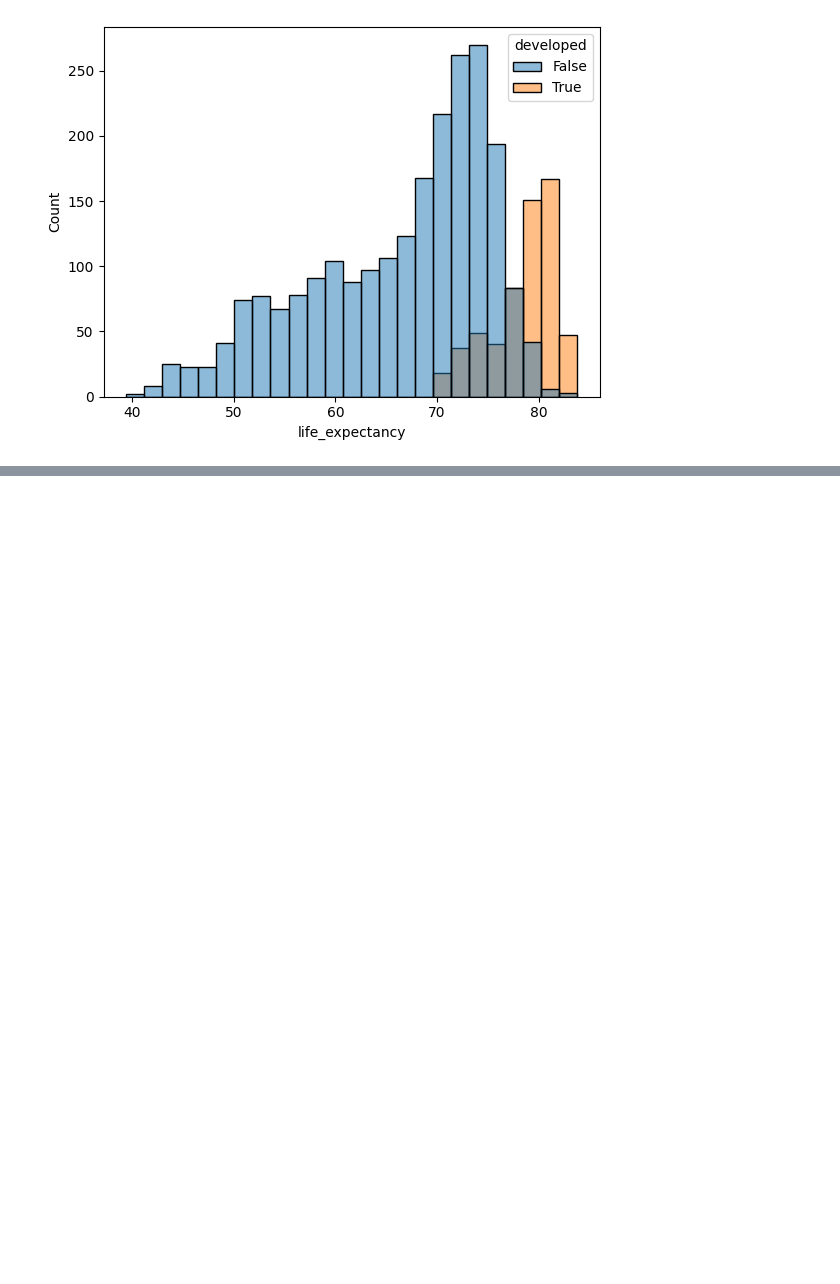
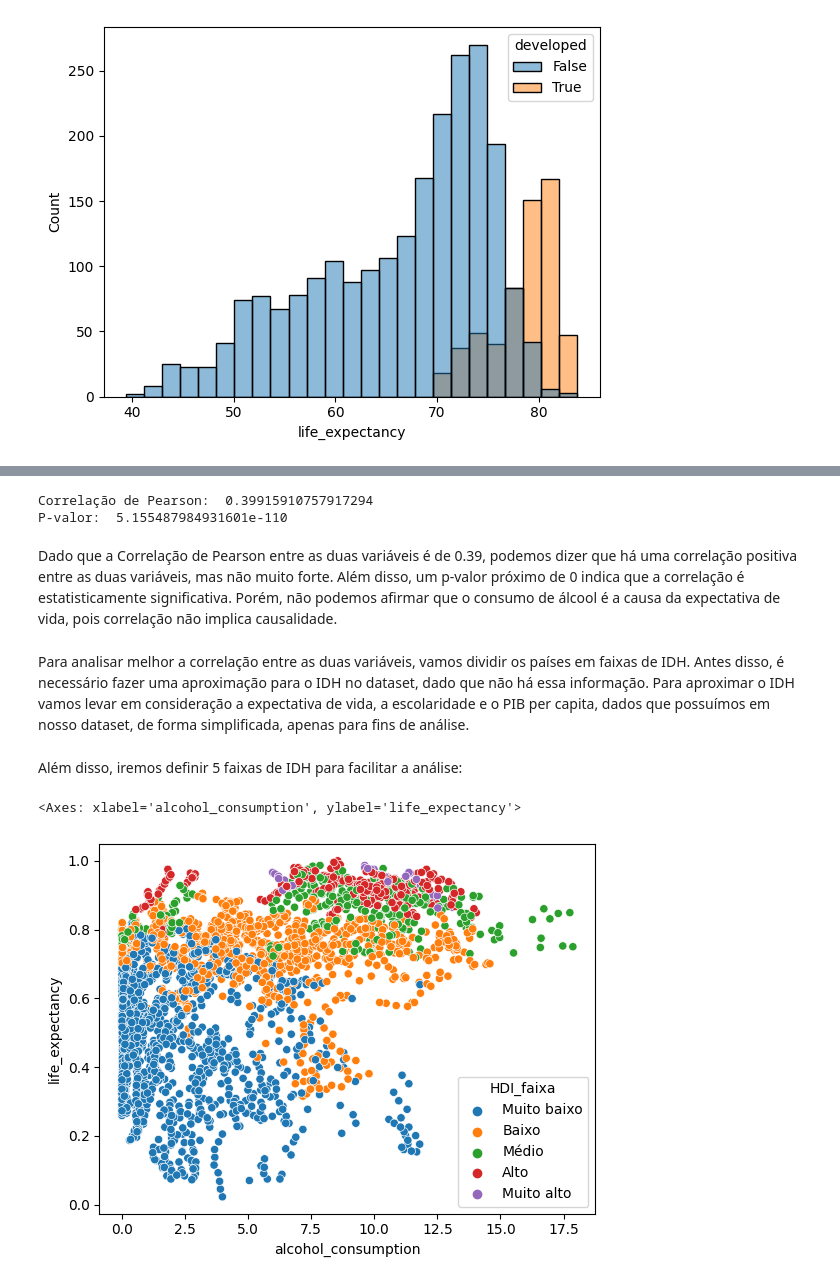
Before and after one commit to carolinabrandao/ICDProjetoFinal, a Jupyter notebook: EDA.ipynb, the cells around one changed output, grey strips where cells are left out. Drawn from its saved outputs; the diff is of its cells as text; code cells hidden in the pictures; blank space fills up the shorter version.

```diff
--- a/EDA.ipynb
+++ b/EDA.ipynb
@@ -117,0 +129,41 @@ sns.pairplot(dataset, hue='developed', y_vars='life_expectancy', x_vars=['adult_
+# %%
+from scipy import stats
+
+# calcula a correlação entre as variáveis
+pearson_coef, p_value = stats.pearsonr(dataset['alcohol_consumption'], dataset['life_expectancy'])
+print("Correlação de Pearson: ", pearson_coef, "\nP-valor: ", p_value)
+# %% [output]
+Correlação de Pearson:  0.39915910757917294
+P-valor:  5.155487984931601e-110
+# %% [markdown]
+Dado que a Correlação de Pearson entre as duas variáveis é de 0.39, podemos dizer que há uma correlação positiva entre as duas variáveis, mas não muito forte. Além disso, um p-valor próximo de 0 indica que a correlação é estatisticamente significativa. Porém, não podemos afirmar que o consumo de álcool é a causa da expectativa de vida, pois correlação não implica causalidade.
+# %% [markdown]
+Para analisar melhor a correlação entre as duas variáveis, vamos dividir os países em faixas de IDH. Antes disso, é necessário fazer uma aproximação para o IDH no dataset, dado que não há essa informação.
+Para aproximar o IDH vamos levar em consideração a expectativa de vida, a escolaridade e o PIB per capita, dados que possuímos em nosso dataset, de forma simplificada, apenas para fins de análise.
+# %%
+# Remover quaisquer linhas com dados ausentes
+df = dataset.dropna(subset=['life_expectancy', 'schooling', 'gdp_per_capita'])
+
+# Normalizar a expectativa de vida, a escolaridade e o PIB per capita, para que fiquem entre 0 e 1
+df['life_expectancy'] = (df['life_expectancy'] - df['life_expectancy'].min()) / (df['life_expectancy'].max() - df['life_expectancy'].min())
+df['schooling'] = (df['schooling'] - df['schooling'].min()) / (df['schooling'].max() - df['schooling'].min())
+df['gdp_per_capita'] = (df['gdp_per_capita'] - df['gdp_per_capita'].min()) / (df['gdp_per_capita'].max() - df['gdp_per_capita'].min())
+
+# Calcular o IDH como a média geométrica dos três componentes
+dataset['HDI'] = np.cbrt(df['life_expectancy'] * df['schooling'] * df['gdp_per_capita'])
+# %% [markdown]
+Além disso, iremos definir 5 faixas de IDH para facilitar a análise:
+# %%
+# Definir os limites das faixas de IDH
+bins = [0, 0.2, 0.4, 0.6, 0.8, 1]
+
+# Definir os nomes das faixas
+labels = ['Muito baixo', 'Baixo', 'Médio', 'Alto', 'Muito alto']
+
+# Criar a nova coluna
+dataset['HDI_faixa'] = pd.cut(dataset['HDI'], bins=bins, labels=labels)
+
+sns.scatterplot(x='alcohol_consumption', y='life_expectancy', data=df, hue='HDI_faixa')
+# %% [output]
+<Axes: xlabel='alcohol_consumption', ylabel='life_expectancy'>
+[figure, added]
```
Also changed, not shown: parts of 10 cells of this notebook.
